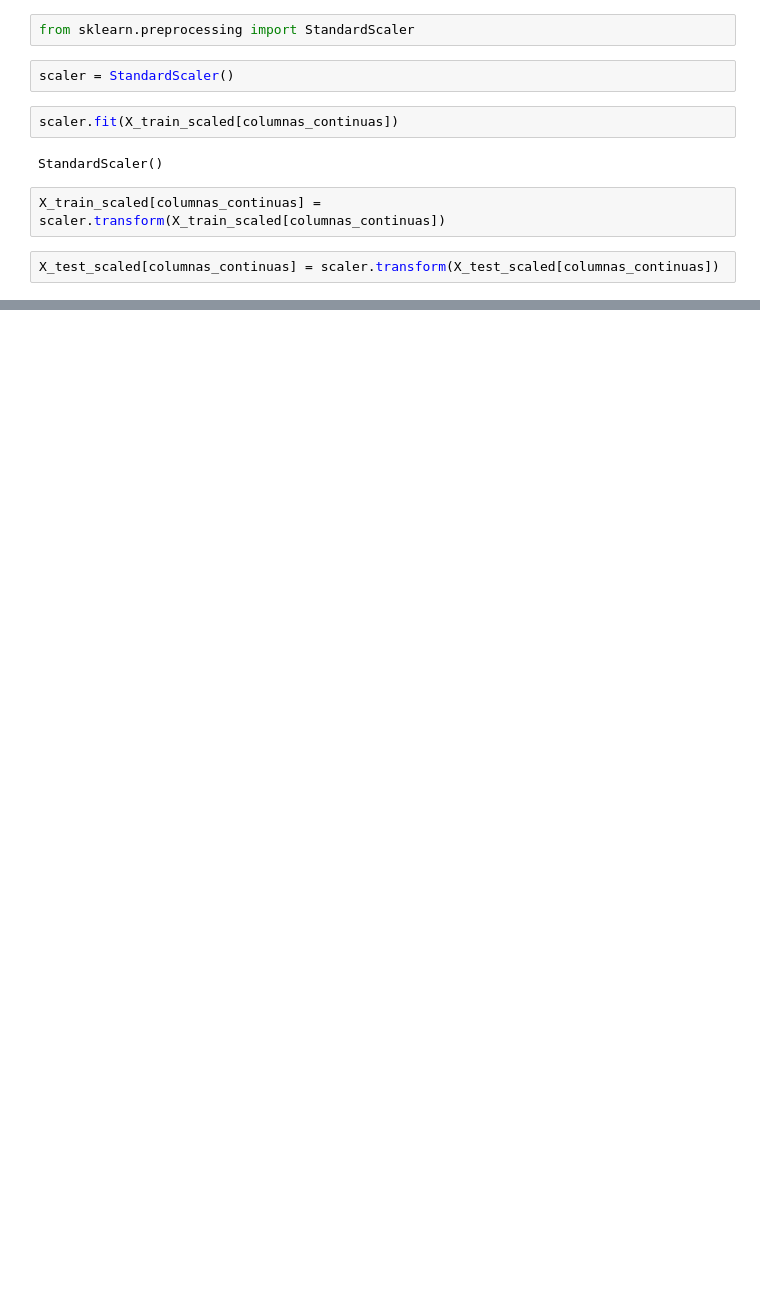
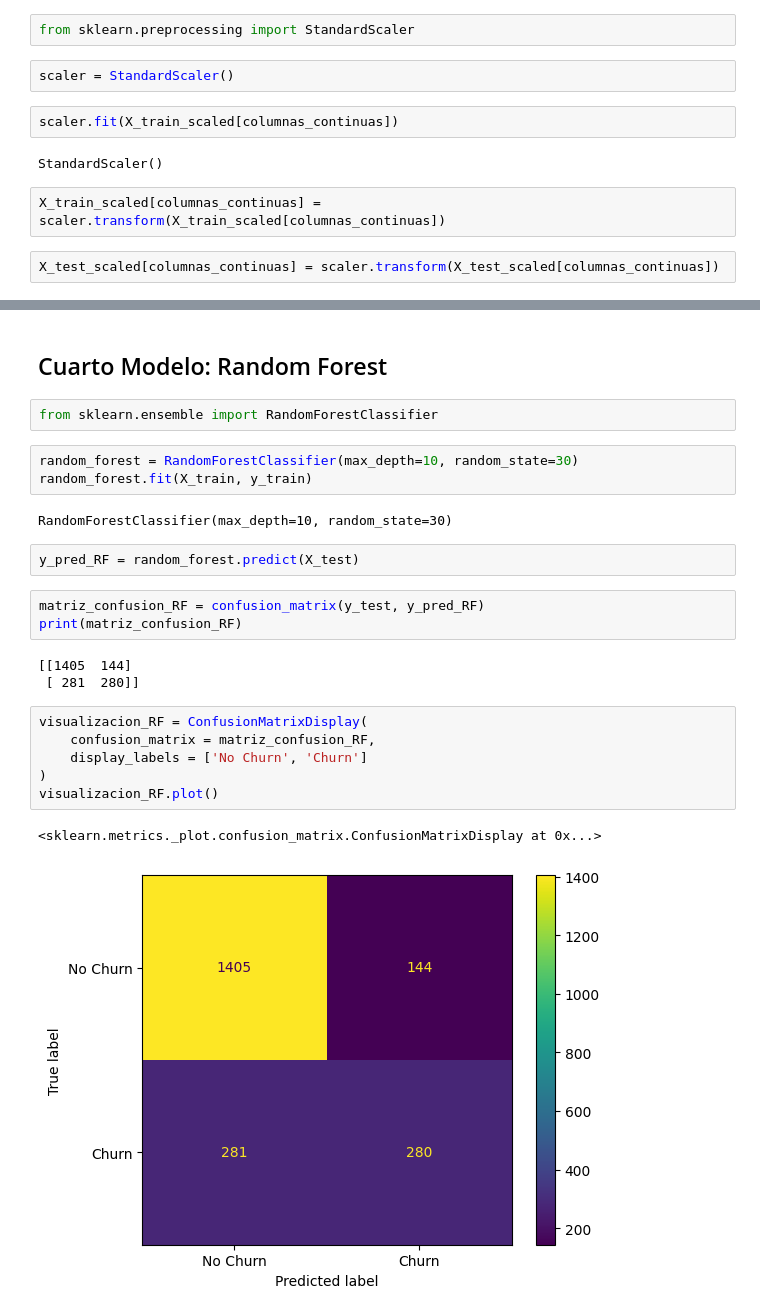
Before and after one commit to RientArlCroud/Challenge-4-telecom-X-2-an-lisis-de-datos, a Jupyter notebook: Challenge_4_análisis_de_datos.ipynb, the cells around one changed output, grey strips where cells are left out. Saved outputs shown, nothing was run; the diff lists cells and outputs as text; blank space fills up the shorter version.

```diff
--- a/Challenge_4_análisis_de_datos.ipynb
+++ b/Challenge_4_análisis_de_datos.ipynb
@@ -385,0 +459,26 @@ X_test_scaled[columnas_continuas] = scaler.transform(X_test_scaled[columnas_cont
+# %% [markdown]
+## Cuarto Modelo: Random Forest
+# %%
+from sklearn.ensemble import RandomForestClassifier
+# %%
+random_forest = RandomForestClassifier(max_depth=10, random_state=30)
+random_forest.fit(X_train, y_train)
+# %% [output]
+RandomForestClassifier(max_depth=10, random_state=30)
+# %%
+y_pred_RF = random_forest.predict(X_test)
+# %%
+matriz_confusion_RF = confusion_matrix(y_test, y_pred_RF)
+print(matriz_confusion_RF)
+# %% [output]
+[[1405  144]
+ [ 281  280]]
+# %%
+visualizacion_RF = ConfusionMatrixDisplay(
+    confusion_matrix = matriz_confusion_RF,
+    display_labels = ['No Churn', 'Churn']
+)
+visualizacion_RF.plot()
+# %% [output]
+<sklearn.metrics._plot.confusion_matrix.ConfusionMatrixDisplay at 0x...>
+[figure, added]
```
Also changed, not shown: parts of 19 cells of this notebook.
